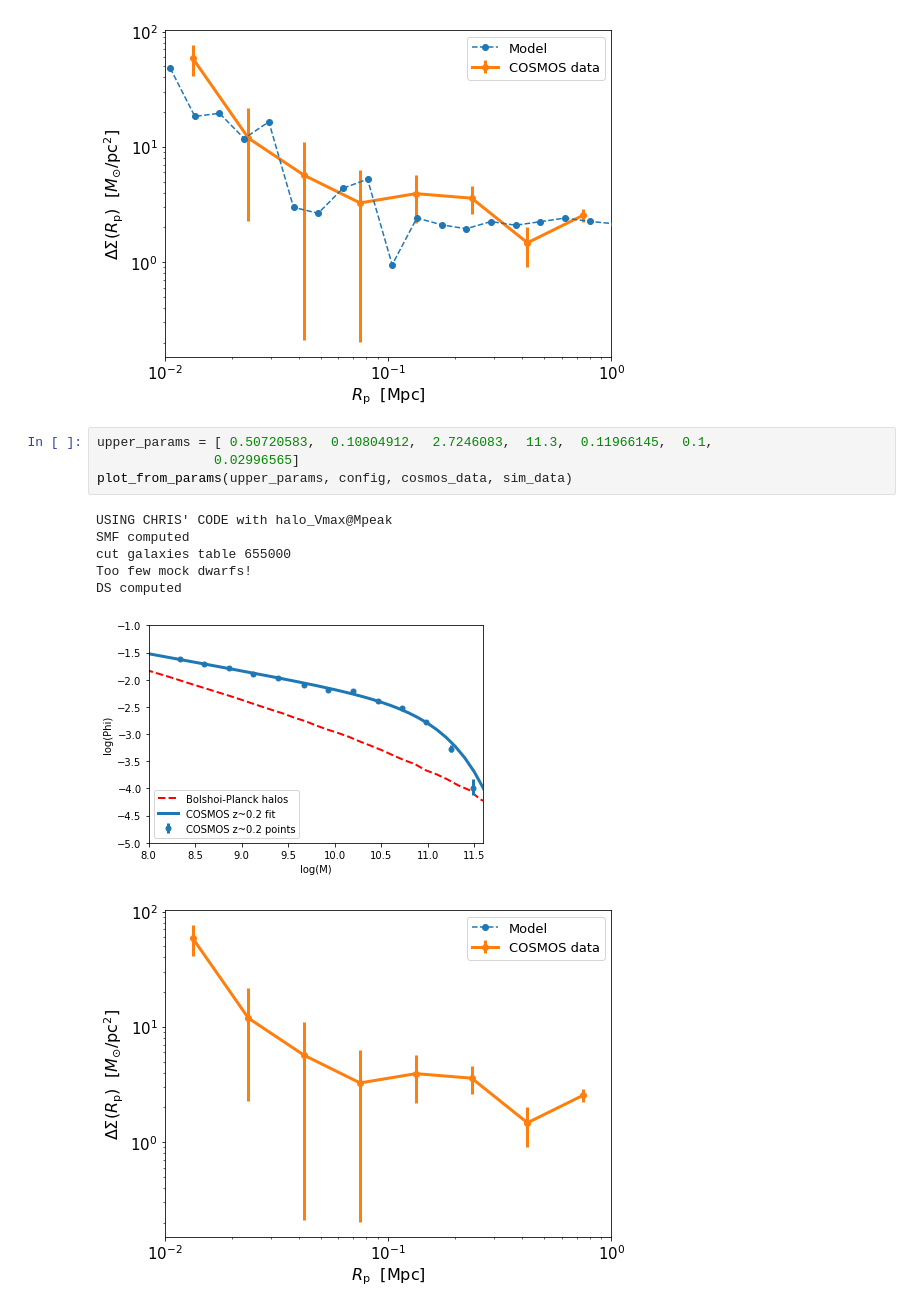
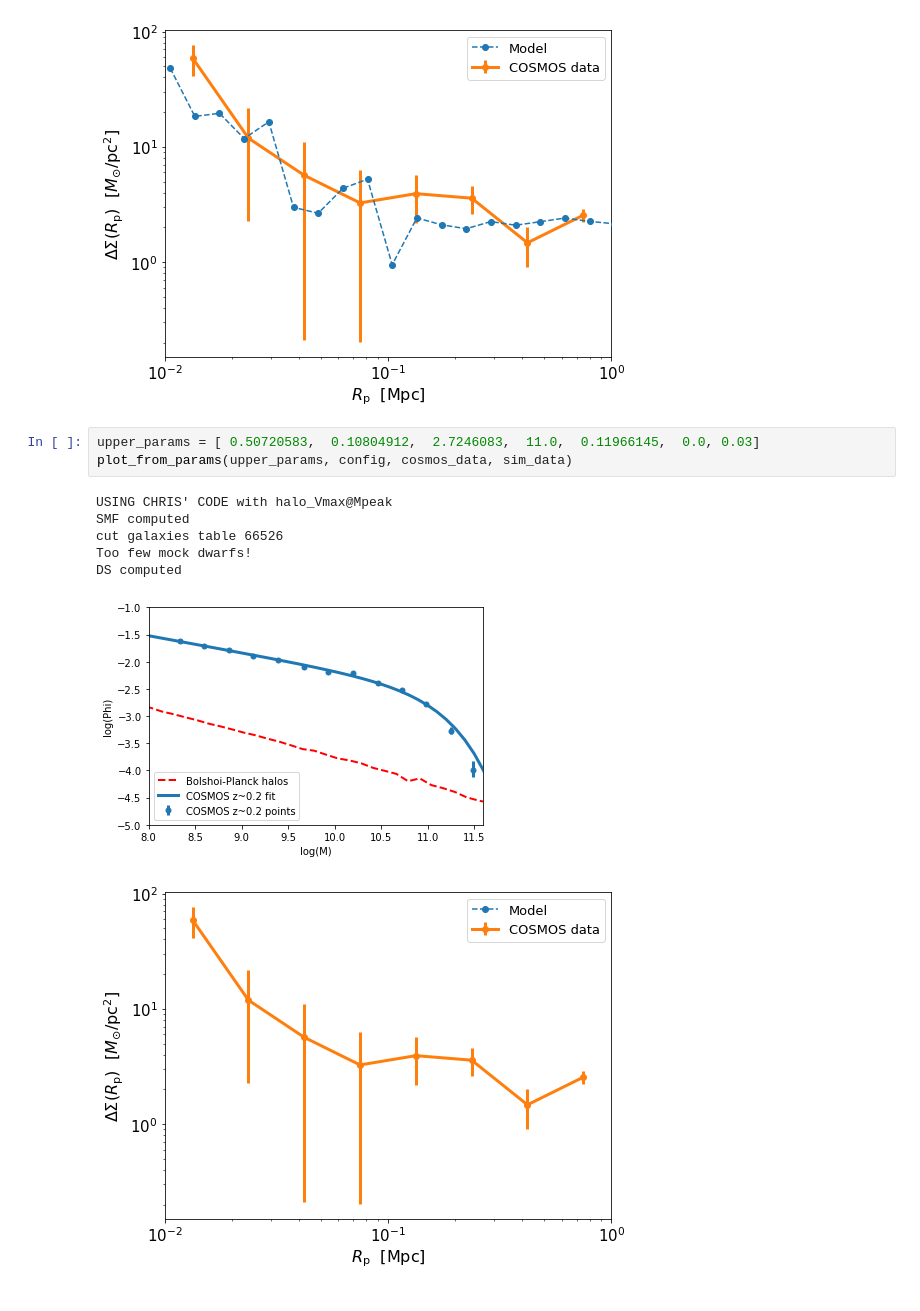
Before and after one commit to f-ardila/dwarf_lensing, a Jupyter notebook: MCMC/notebooks/MCMC_development.ipynb, the cells around one changed output. Drawn from its saved outputs; the diff is of its cells as text.

Commit message:
widened priors for some parameters, thined them for others

```diff
--- a/MCMC/notebooks/MCMC_development.ipynb
+++ b/MCMC/notebooks/MCMC_development.ipynb
@@ -490,14 +490,13 @@ DS computed
 [figure]
 [figure]
 # %%
-upper_params = [ 0.50720583,  0.10804912,  2.7246083,  11.3,  0.11966145,  0.1,
-               0.02996565]
+upper_params = [ 0.50720583,  0.10804912,  2.7246083,  11.0,  0.11966145,  0.0, 0.03]
 plot_from_params(upper_params, config, cosmos_data, sim_data)
 # %% [output]
 USING CHRIS' CODE with halo_Vmax@Mpeak
 SMF computed
-cut galaxies table 655000
+cut galaxies table 66526
 Too few mock dwarfs!
 DS computed
-[figure, old version]
+[figure, new version]
 [figure]
```
Also changed, not shown: parts of 1 cell of this notebook, 1 other file.
